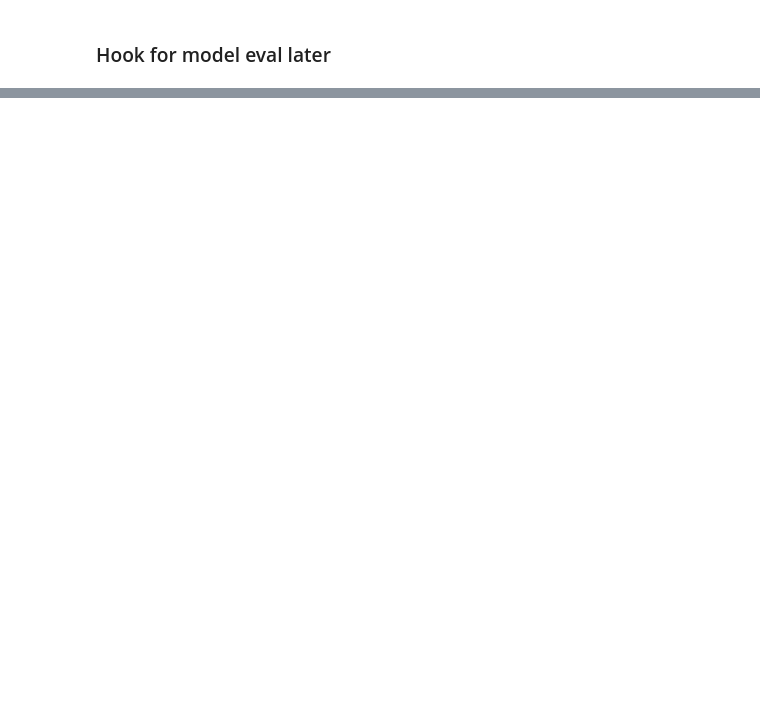
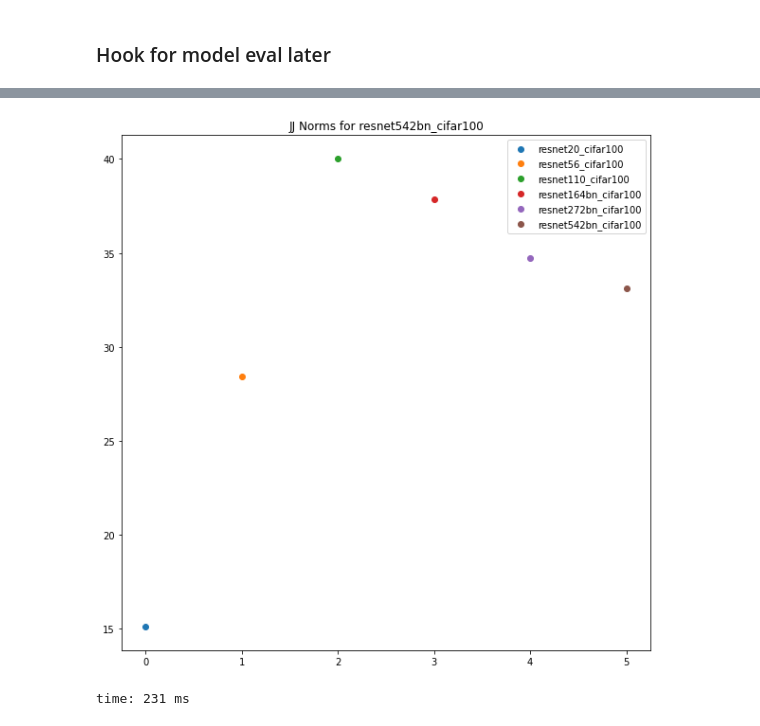
Before and after one commit to CalculatedContent/ww-phys_theory, a Jupyter notebook: Full_Test_Jacobians_Resnets_SVD_only.ipynb, the cells around one changed output, grey strips where cells are left out. Cells and saved outputs as stored; diff of their text form; code cells hidden in the pictures; blank space fills up the shorter version.

```diff
--- a/Full_Test_Jacobians_Resnets_SVD_only.ipynb
+++ b/Full_Test_Jacobians_Resnets_SVD_only.ipynb
@@ -273,0 +342,10 @@ time: 3.26 ms
+# %%
+plt.figure(figsize=(10,10))
+for im, modelname in enumerate(modelnames):
+  plt.scatter(im, JJnorms[im], label=modelname)
+plt.title("JJ Norms for {}".format(modelname))
+plt.legend()
+plt.show()
+# %% [output]
+[figure, added]
+time: 231 ms
```
Also changed, not shown: parts of 22 cells of this notebook.
